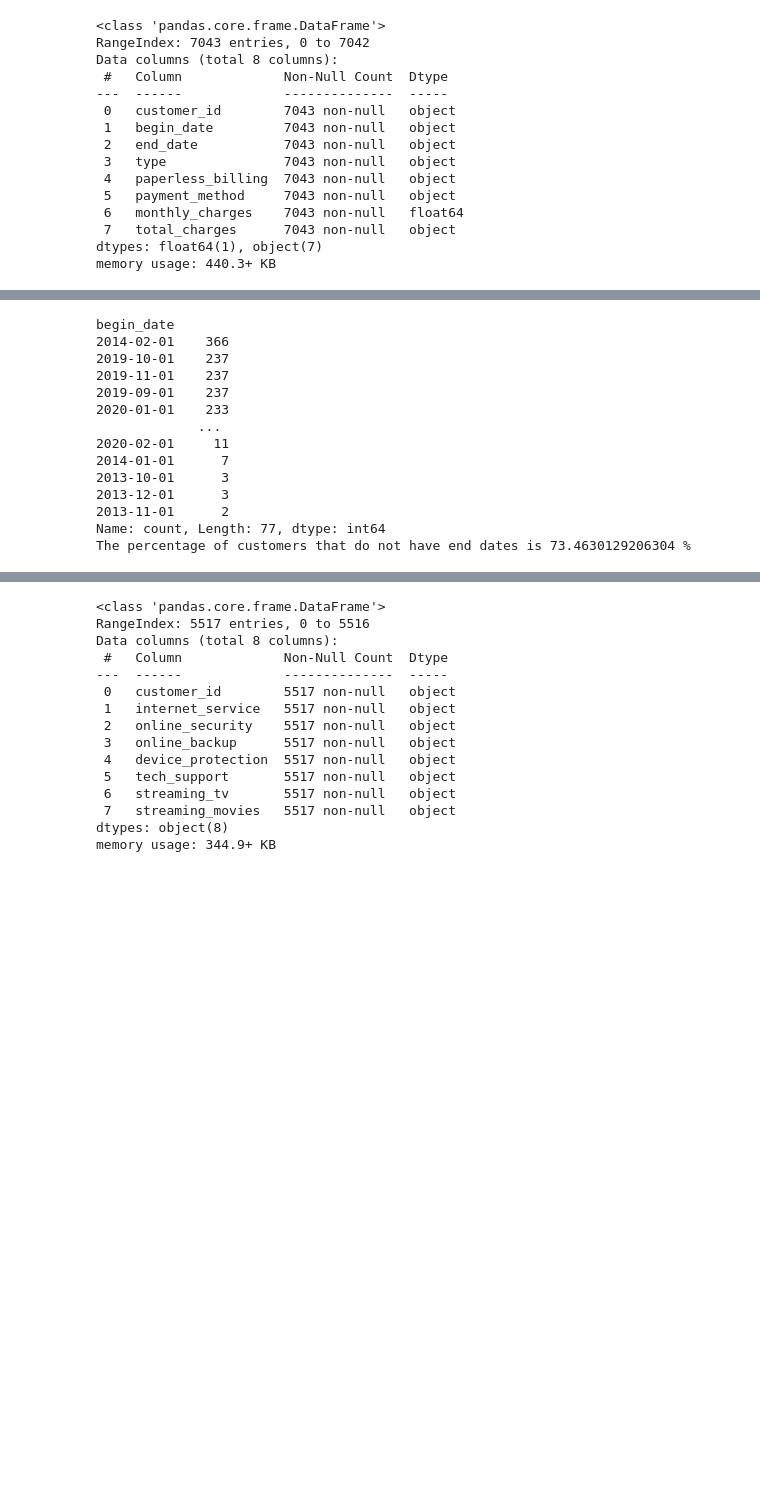
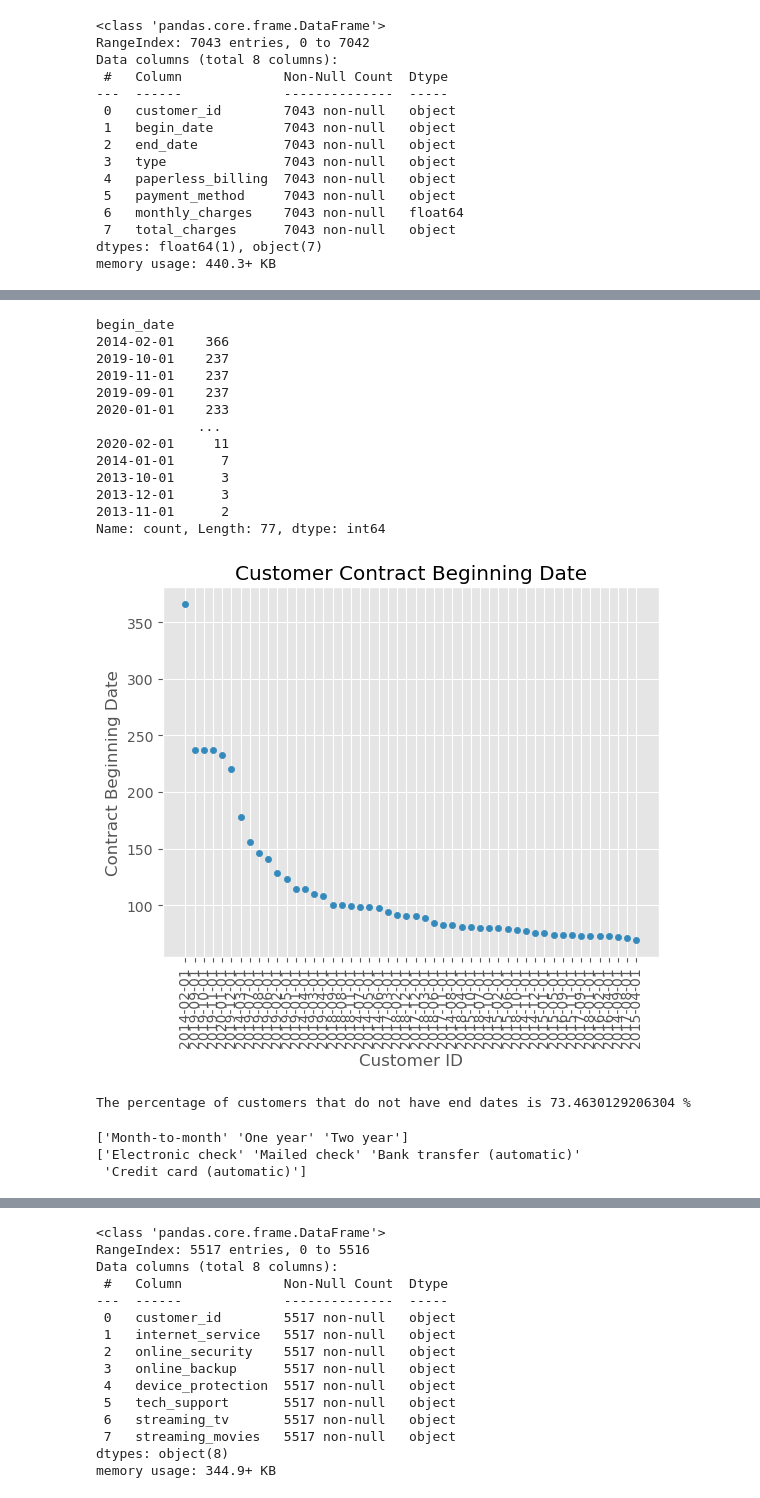
Before and after one commit to LDeYoung17/interconnect, a Jupyter notebook: notebooks/EDA.ipynb, the cells around one changed output, grey strips where cells are left out. Saved outputs shown, nothing was run; the diff lists cells and outputs as text; code cells hidden in the pictures; blank space fills up the shorter version.

```diff
--- a/notebooks/EDA.ipynb
+++ b/notebooks/EDA.ipynb
@@ -1,10 +5,6 @@
 # %%
 import pandas as pd
-import numpy as np
 from matplotlib import pyplot as plt
-from scipy import stats as st
-from math import factorial as ft
-plt.style.use('ggplot')
 # %%
 df_contract = pd.read_csv('/Users/admin/Desktop/GitHub/new_repos/interconnect/final_provider/contract.csv', encoding = "utf-8")
 df_internet = pd.read_csv('/Users/admin/Desktop/GitHub/new_repos/interconnect/final_provider/internet.csv', encoding = "utf-8")
@@ -72,20 +83,40 @@ print(df_contract.duplicated(subset=['customer_id', 'total_charges']).sum())
 # %%
 print(df_contract['begin_date'].value_counts())
 
+df_begin = df_contract.groupby('begin_date')['customer_id'].count().sort_values(ascending=False).reset_index().rename(columns={0:'begin_date', 'customer_id':'customer_id'}).head(50)
+
+
+df_begin.plot(kind='scatter',
+              x='begin_date',
+              y='customer_id',
+              #bins=20,
+              xlabel='Customer ID',
+              ylabel='Contract Beginning Date',
+              title='Customer Contract Beginning Date')
+plt.xticks(rotation=90)
+plt.show()
 end_date_data = len(df_contract[df_contract['end_date'] == 'No']) / len(df_contract['end_date']) * 100
 print('The percentage of customers that do not have end dates is', end_date_data, '%')
 # %% [output]
 begin_date
 2014-02-01    366
 2019-10-01    237
 2019-11-01    237
 2019-09-01    237
 2020-01-01    233
              ...
 2020-02-01     11
 2014-01-01      7
 2013-10-01      3
 2013-12-01      3
 2013-11-01      2
 Name: count, Length: 77, dtype: int64
-The percentage of customers that do not have end dates is 73.4630129206304 %
+[figure, added]
+The percentage of customers that do not have end dates is 73.4630129206304 %
+# %%
+print(df_contract['type'].unique())
+print(df_contract['payment_method'].unique())
+# %% [output]
+['Month-to-month' 'One year' 'Two year']
+['Electronic check' 'Mailed check' 'Bank transfer (automatic)'
+ 'Credit card (automatic)']
```
Also changed, not shown: parts of 30 cells of this notebook.
